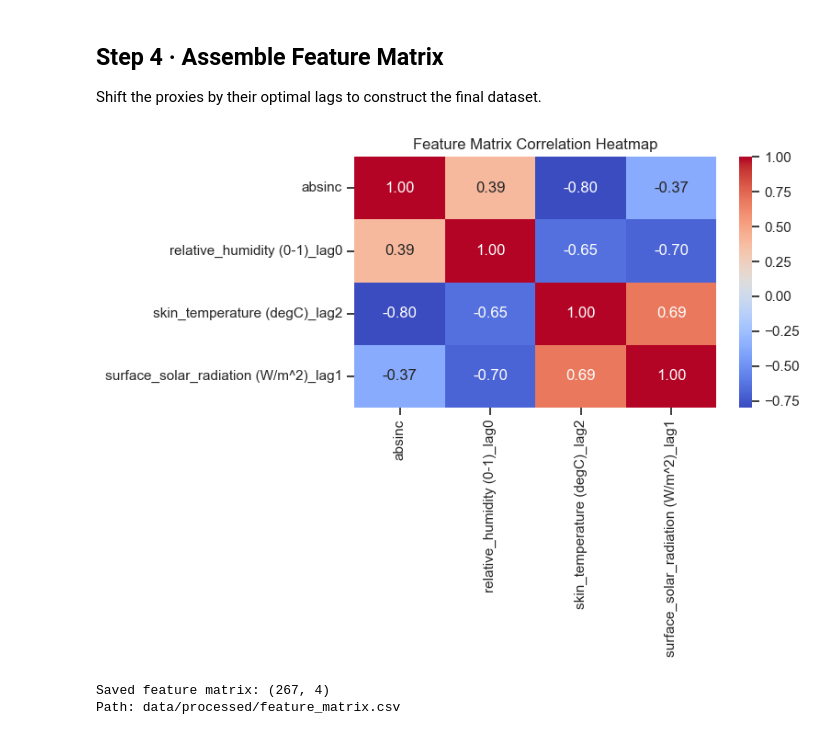
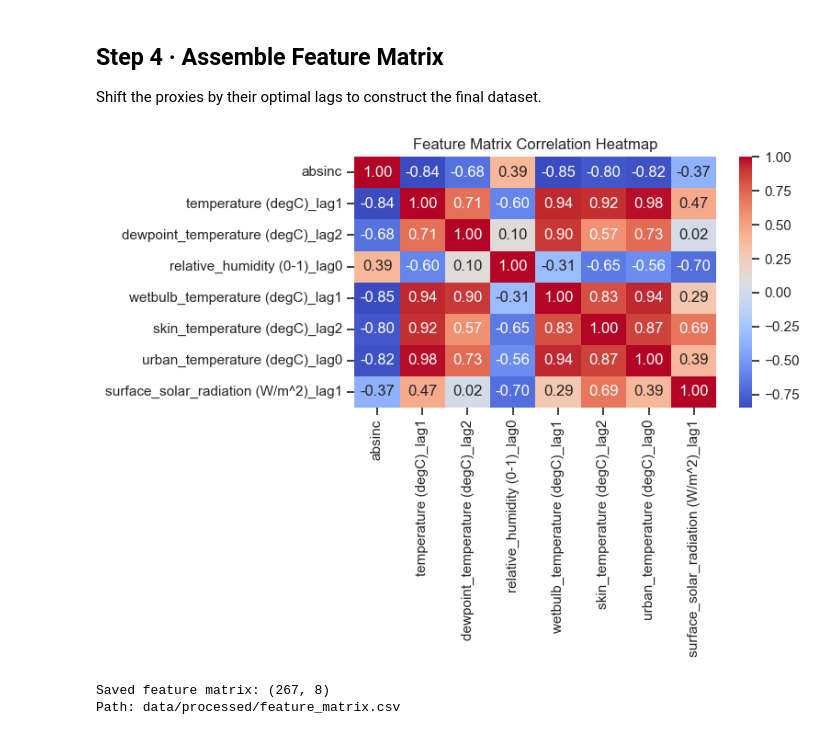
Before and after one commit to eugeniomoreira-iaud/heritageshm, a Jupyter notebook: 02_Proxy_Validation_and_Lags.ipynb, the cells around one changed output. Saved outputs shown, nothing was run; the diff lists cells and outputs as text; code cells hidden in the pictures.

```diff
--- a/02_Proxy_Validation_and_Lags.ipynb
+++ b/02_Proxy_Validation_and_Lags.ipynb
@@ -40,7 +44,7 @@ df = pd.read_csv(DATA_PATH)
 df.index = pd.to_datetime(df.datetime)
 
 # Drop non-proxy columns like charge or duplicate variables
-EXCLUDE  = ["charge", "datetime", "temp", "hum", "oikolab_wind_speed (m/s)", "oikolab_wind_direction (deg)", "oikolab_total_cloud_cover (0-1)", TARGET]
+EXCLUDE  = ["charge", "datetime", "temp", "hum", "wind_speed (m/s)", "wind_direction (deg)", "total_cloud_cover (0-1)","surface_thermal_radiation (W/m^2)", TARGET]
 proxies  = [c for c in df.columns if c not in EXCLUDE]
 
 print(f"Loaded: {df.shape[0]} rows | {df.index[0]} → {df.index[-1]}")
@@ -197,35 +199,31 @@ Shift the proxies by their optimal lags to construct the final dataset.
 # %%
 # Drop proxies excluded from the feature matrix
 EXCLUDE_FROM_FEATURES = [
-    'surface_thermal_radiation (W/m^2)',
-    'urban_temperature (degC)',
-    'wetbulb_temperature (degC)',
-    'dewpoint_temperature (degC)',
-    'temperature (degC)',
+
 ]
 optimal_lags_filtered = {k: v for k, v in optimal_lags.items() if k not in EXCLUDE_FROM_FEATURES}
 
 # Assemble feature matrix from level series using optimal lags
 df_features = df_ref[[TARGET]].copy()
 
 for proxy, lag in optimal_lags_filtered.items():
     col_name = f"{proxy}_lag{lag}"
     df_features[col_name] = df_ref[proxy].shift(lag)
 
 df_features = df_features.dropna()
 
 # Plot correlation heatmap
 plt.figure(figsize=(8, 6))
 sns.heatmap(df_features.corr(), annot=True, cmap='coolwarm', fmt='.2f')
 plt.title("Feature Matrix Correlation Heatmap")
 plt.tight_layout()
 plt.show()
 
 os.makedirs(os.path.dirname(OUTPUT_PATH), exist_ok=True)
 df_features.to_csv(OUTPUT_PATH)
 print(f"\nSaved feature matrix: {df_features.shape}")
 print(f"Path: {OUTPUT_PATH}")
 # %% [output]
-[figure, old version]
+[figure, new version]
-Saved feature matrix: (267, 4)
+Saved feature matrix: (267, 8)
 Path: data/processed/feature_matrix.csv
```
Also changed, not shown: parts of 9 cells of this notebook, 2 other files.
